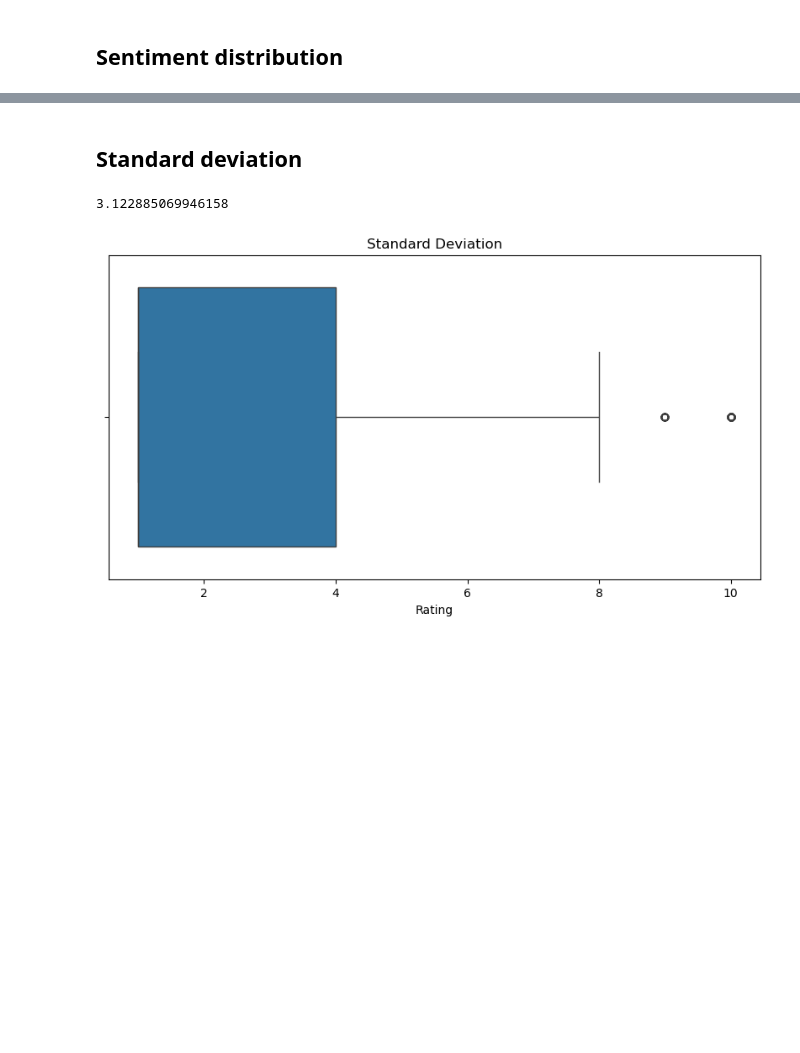
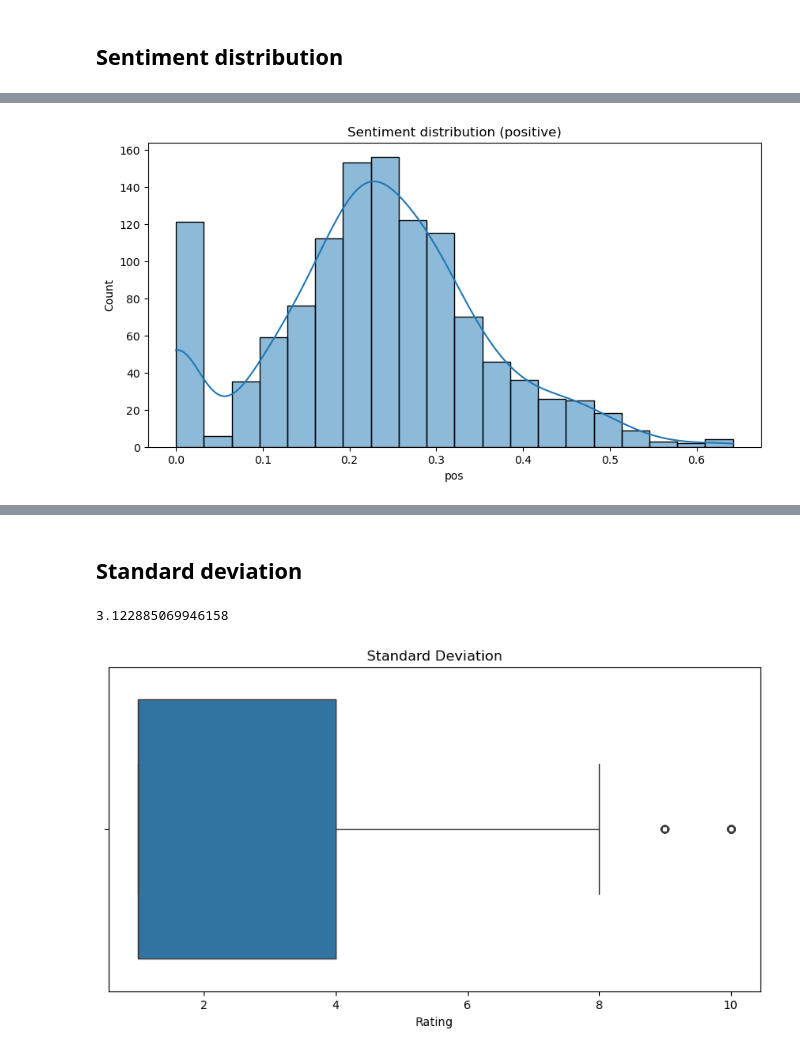
Before and after one commit to ThaddeusTeh2/IMDb-Snow-White-2025-Analysis, a Jupyter notebook: group_pro4.5.ipynb, the cells around one changed output, grey strips where cells are left out. Cells and saved outputs as stored; diff of their text form; code cells hidden in the pictures; blank space fills up the shorter version.

```diff
--- a/group_pro4.5.ipynb
+++ b/group_pro4.5.ipynb
@@ -221,0 +222,8 @@ plt.show()
+# %%
+plt.figure(figsize=(10,5))
+sns.histplot(df['VADER_Positive'], bins=20, edgecolor='black', kde=True)
+plt.title('Sentiment distribution (positive)')
+plt.xlabel('pos')
+plt.show()
+# %% [output]
+[figure, added]
```
Also changed, not shown: parts of 5 cells of this notebook.
